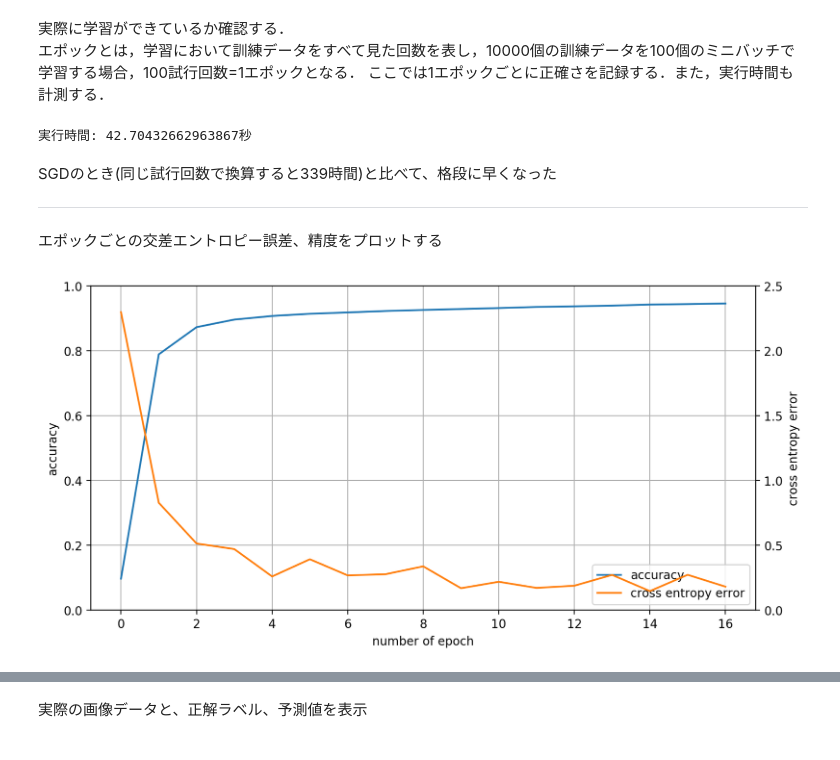
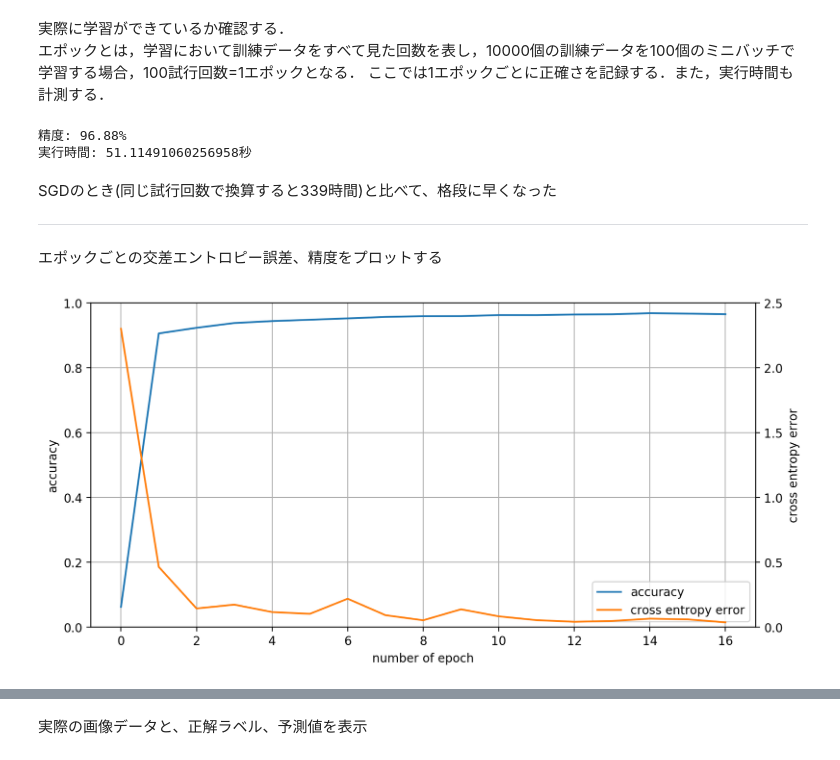
Before and after one commit to hiroshun/Practice_DeepLearning, a Jupyter notebook: ch5_back_propagation.ipynb, the cells around one changed output, grey strips where cells are left out. Cells and saved outputs as stored; diff of their text form; code cells hidden in the pictures.

```diff
--- a/ch5_back_propagation.ipynb
+++ b/ch5_back_propagation.ipynb
@@ -106,7 +106,7 @@ Sigmoidレイヤについて考える
     &=&y(1-y)
 \end{eqnarray*}
 # %%
-class ReluLayer:
+class SigmoidLayer:
     def __init_(self):
         self.mask = None
 
@@ -288,8 +288,9 @@ test_acc_list = []
 iter_per_epoch = max(int(train_size / batch_size), 1) #1エポックにあたる試行回数の算出
 # %%
 tic = time.time()
+from tqdm import tqdm # プログレスバーを表示するパッケージ
 
-for i in range(iters_num):
+for i in tqdm(range(iters_num)):
     batch_mask = np.random.choice(train_size, batch_size)
     x_batch = x_train[batch_mask]
     t_batch = t_train[batch_mask]
@@ -312,9 +313,12 @@ for i in range(iters_num):
         test_acc_list.append(test_acc)
 
 toc = time.time()
+
+print("精度: {0}%".format(network.accuracy(x_test, t_test) * 100))
 print("実行時間: {0}秒".format(toc - tic))
 # %% [output]
-実行時間: 42.70432662963867秒
+精度: 96.88%
+実行時間: 51.11491060256958秒
 # %% [markdown]
 SGDのとき(同じ試行回数で換算すると339時間)と比べて、格段に早くなった
 
@@ -324,28 +328,29 @@ SGDのとき(同じ試行回数で換算すると339時間)と比べて、格段
 # %%
 %matplotlib inline
 %config InlineBackend.figure_formats = {'png', 'retina'}
+import matplotlib.pyplot as plt
 
 plt.rcParams['figure.figsize'] = (10, 5)
 plt.rcParams['figure.dpi'] = 100
 
 fig = plt.figure()
 ax_acc = fig.subplots()
-ln_acc = ax_acc.plot(train_acc_list, 'C0', label="accuracy")
+ln_acc = ax_acc.plot(test_acc_list, 'C0', label="accuracy")
 
 ax_loss = ax_acc.twinx()
 ln_loss = plt.plot(train_loss_list[::iter_per_epoch], 'C1', label="cross entropy error")
 
 h_acc, l_acc = ax_acc.get_legend_handles_labels()
 h_loss, l_loss = ax_loss.get_legend_handles_labels()
 ax_acc.legend(h_acc+h_loss, l_acc+l_loss)
 
 ax_acc.set_xlabel('number of epoch')
 ax_acc.set_ylabel('accuracy')
 ax_acc.set_ylim(0, 1)
 ax_acc.grid(True)
 ax_loss.set_ylabel('cross entropy error')
 ax_loss.set_ylim(0, 2.5)
 
 plt.show()
 # %% [output]
-[figure, old version]
+[figure, new version]
```
Also changed, not shown: parts of 5 cells of this notebook.
